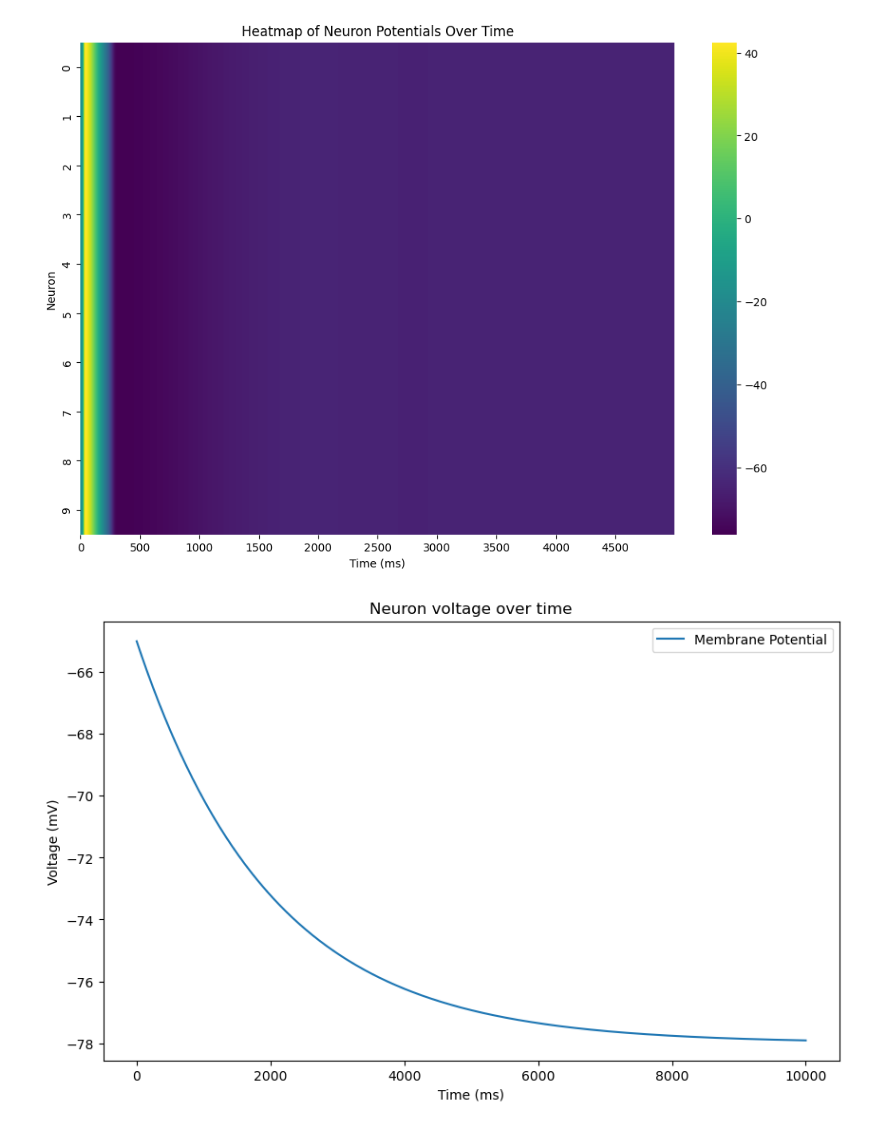
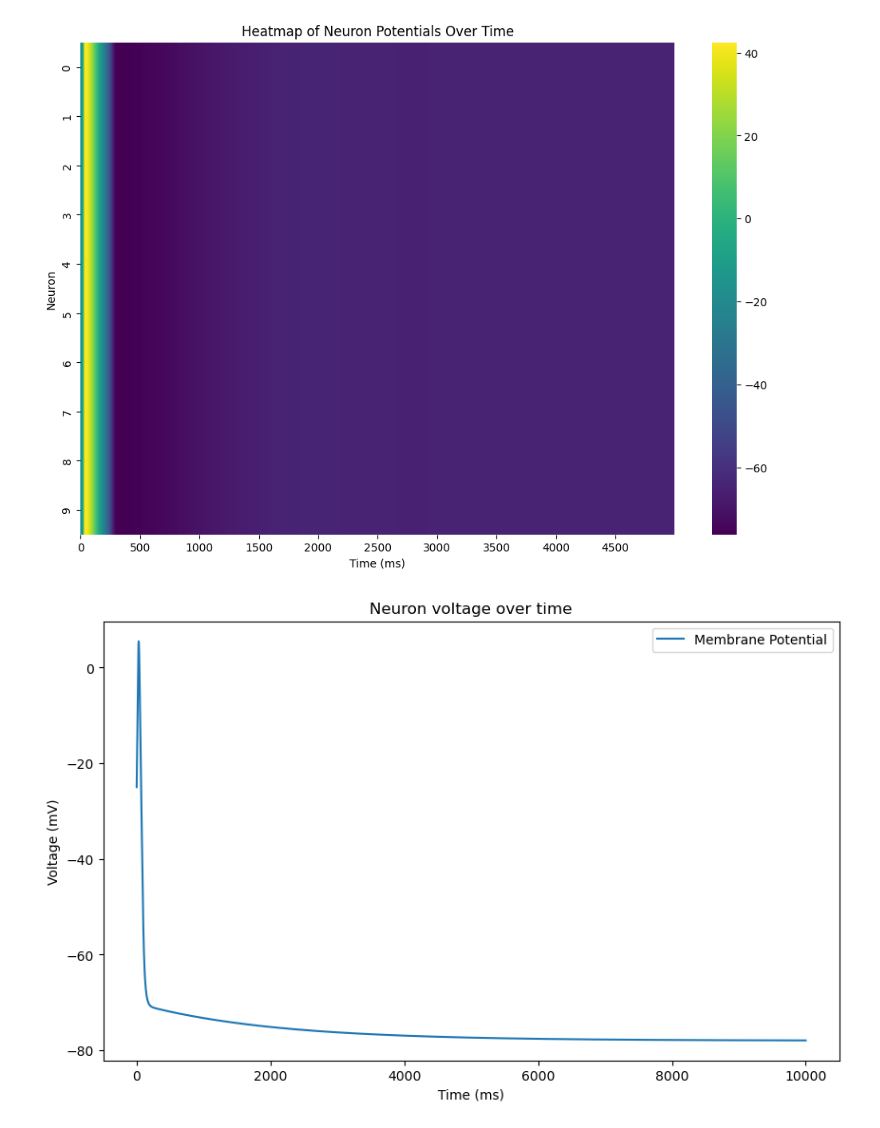
Before and after one commit to mahdouch9165/Neurons, a Jupyter notebook: neurons.ipynb, the cells around one changed output. Drawn from its saved outputs; the diff is of its cells as text; code cells hidden in the pictures.

Commit message:
potassium added

```diff
--- a/neurons.ipynb
+++ b/neurons.ipynb
@@ -376,40 +376,44 @@ output_filename = 'combined_python_files.txt'    # Output file will be created i
 crawl_and_concatenate_py_files(root_directory, output_filename)
 # %%
 from Classes.currents.leaky import LeakyCurrent
+from Classes.currents.sodium import SodiumCurrent
+from Classes.currents.potassium import PotassiumCurrent
 from Classes.simulation import Simulation
 from Classes.neuronPatch import NeuronPatch
 import matplotlib.pyplot as plt
 from matplotlib.animation import FuncAnimation
 import seaborn as sns
 
 # Simulation set-up
 T = 100
 dt = 0.01
 simulation = Simulation(T=T, dt=dt)
 loop = simulation.loop_num
 
 # Create a neuron patch
-neuron_dim = (10,10)
-patch = NeuronPatch(neuron_dim, -65, dt, loop)
+neuron_dim = (10,)
+patch = NeuronPatch(neuron_dim, -25, dt, loop)
 patch.add_current(LeakyCurrent(e = -78, g = 0.05, dimensions=neuron_dim, loop=loop))
+patch.add_current(SodiumCurrent(e = 50, g = 100, dimensions=neuron_dim, loop=loop, dt = dt, V_initial=-25))
+patch.add_current(PotassiumCurrent(e = -90, g = 10, dimensions=neuron_dim, loop=loop, dt = dt, V_initial=-25))
 
 # run simulation
 simulation.add_patch(patch)
 simulation.run()
 
 # Data for plotting
 data = patch.V
 
 # one current
-one_neuron_data = data[0][0]
+one_neuron_data = data[0]
 
 # Plotting
 plt.figure(figsize=(10, 6))
 plt.plot(one_neuron_data, label='Membrane Potential')
 plt.title('Neuron voltage over time')
 plt.ylabel('Voltage (mV)')
 plt.xlabel('Time (ms)')
 plt.legend()
 plt.show()
 # %% [output]
-[figure, old version]
+[figure, new version]
```
Also changed, not shown: parts of 1 cell of this notebook, 4 other files.
